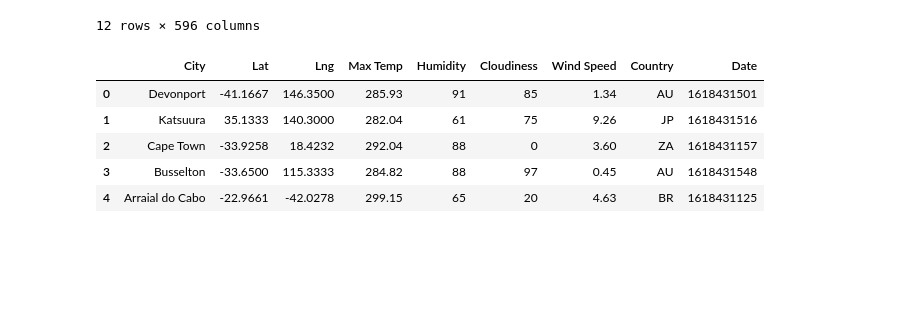
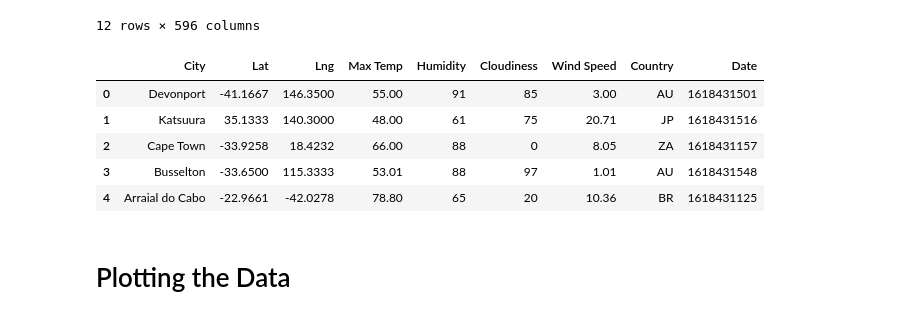
Before and after one commit to zarzarbinks0702/Global-Weather-Analysis, a Jupyter notebook: WeatherPy/WeatherPy.ipynb, the cells around one changed output. Saved outputs shown, nothing was run; the diff lists cells and outputs as text; code cells hidden in the pictures; blank space fills up the shorter version.

Commit message:
plotting
added 2 plots (and saved them to .png files)

```diff
--- a/WeatherPy/WeatherPy.ipynb
+++ b/WeatherPy/WeatherPy.ipynb
@@ -152,43 +152,49 @@ date = []
 for col in cleaned_city_weather_df:
     #make each column a series object (GeeksForGeeks, 2020)
     city_col = cleaned_city_weather_df[col]
+    #convert the max temp to farenheit (Metric Conversions, 2018)
+    max_temp_f = round((((city_col[3]["temp_max"]) - 273.15) * 1.8) + 32, 2)
+    #convert wind speed to miles/hour (2021 convertunits.com)
+    wind_speed_mph = round((city_col[5]["speed"]) * 2.23694, 2)
     #append the correct data point to the correct list
     cleaned_cities.append(city_col[11])
     lat.append(city_col[0]["lat"])
     lng.append(city_col[0]["lon"])
-    max_temp.append(city_col[3]["temp_max"])
+    max_temp.append(max_temp_f)
     humidity.append(city_col[3]["humidity"])
     cloudiness.append(city_col[6]["all"])
-    wind_speed.append(city_col[5]["speed"])
+    wind_speed.append(wind_speed_mph)
     country.append(city_col[8]["country"])
     date.append(city_col[7])
 
 #create an easier-to-read data frame
 formatted_city_weather_df = pd.DataFrame({
     "City": cleaned_cities,
     "Lat": lat,
     "Lng": lng,
     "Max Temp": max_temp,
     "Humidity": humidity,
     "Cloudiness": cloudiness,
     "Wind Speed": wind_speed,
     "Country": country,
     "Date": date
 })
 
 #cleaning out unreasonable values
 high_humidity = formatted_city_weather_df[formatted_city_weather_df["Humidity"] > 100].index
 #dropping any high/unreasonable humidity values (if they exist)
 formatted_city_weather_df.drop(high_humidity, inplace=True)
 
 #export formatted weather dataframe to csv
 formatted_city_weather_df.to_csv("output_data/formatted_cities.csv")
 
 formatted_city_weather_df.head()
 # %% [output]
 |  | City | Lat | Lng | Max Temp | Humidity | Cloudiness | Wind Speed | Country | Date |
-| 0 | Devonport | -41.1667 | 146.3500 | 285.93 | 91 | 85 | 1.34 | AU | 1618431501 |
-| 1 | Katsuura | 35.1333 | 140.3000 | 282.04 | 61 | 75 | 9.26 | JP | 1618431516 |
-| 2 | Cape Town | -33.9258 | 18.4232 | 292.04 | 88 | 0 | 3.60 | ZA | 1618431157 |
-| 3 | Busselton | -33.6500 | 115.3333 | 284.82 | 88 | 97 | 0.45 | AU | 1618431548 |
-| 4 | Arraial do Cabo | -22.9661 | -42.0278 | 299.15 | 65 | 20 | 4.63 | BR | 1618431125 |
+| 0 | Devonport | -41.1667 | 146.3500 | 55.00 | 91 | 85 | 3.00 | AU | 1618431501 |
+| 1 | Katsuura | 35.1333 | 140.3000 | 48.00 | 61 | 75 | 20.71 | JP | 1618431516 |
+| 2 | Cape Town | -33.9258 | 18.4232 | 66.00 | 88 | 0 | 8.05 | ZA | 1618431157 |
+| 3 | Busselton | -33.6500 | 115.3333 | 53.01 | 88 | 97 | 1.01 | AU | 1618431548 |
+| 4 | Arraial do Cabo | -22.9661 | -42.0278 | 78.80 | 65 | 20 | 10.36 | BR | 1618431125 |
+# %% [markdown]
+# Plotting the Data
```
Also changed, not shown: parts of 9 cells of this notebook, 3 other files.
